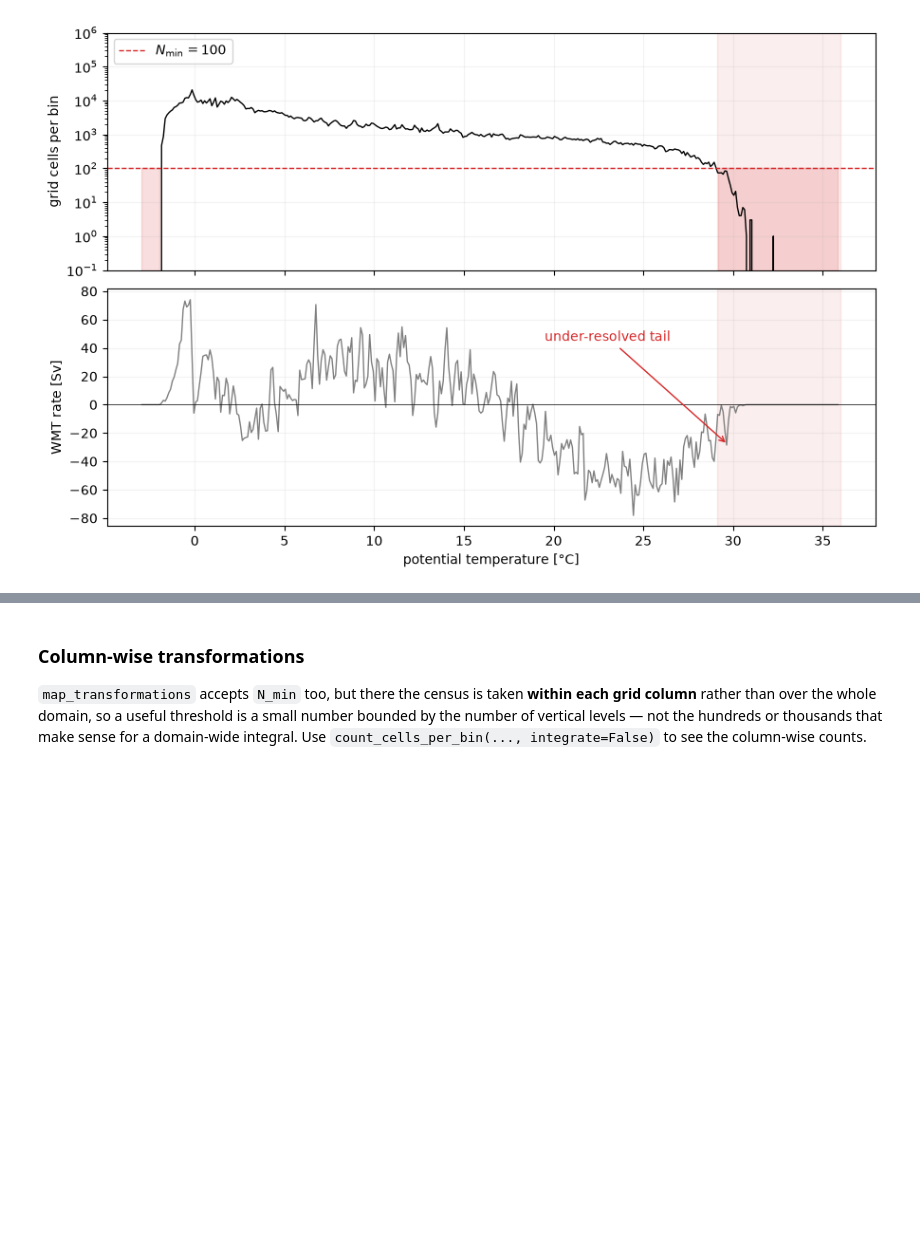
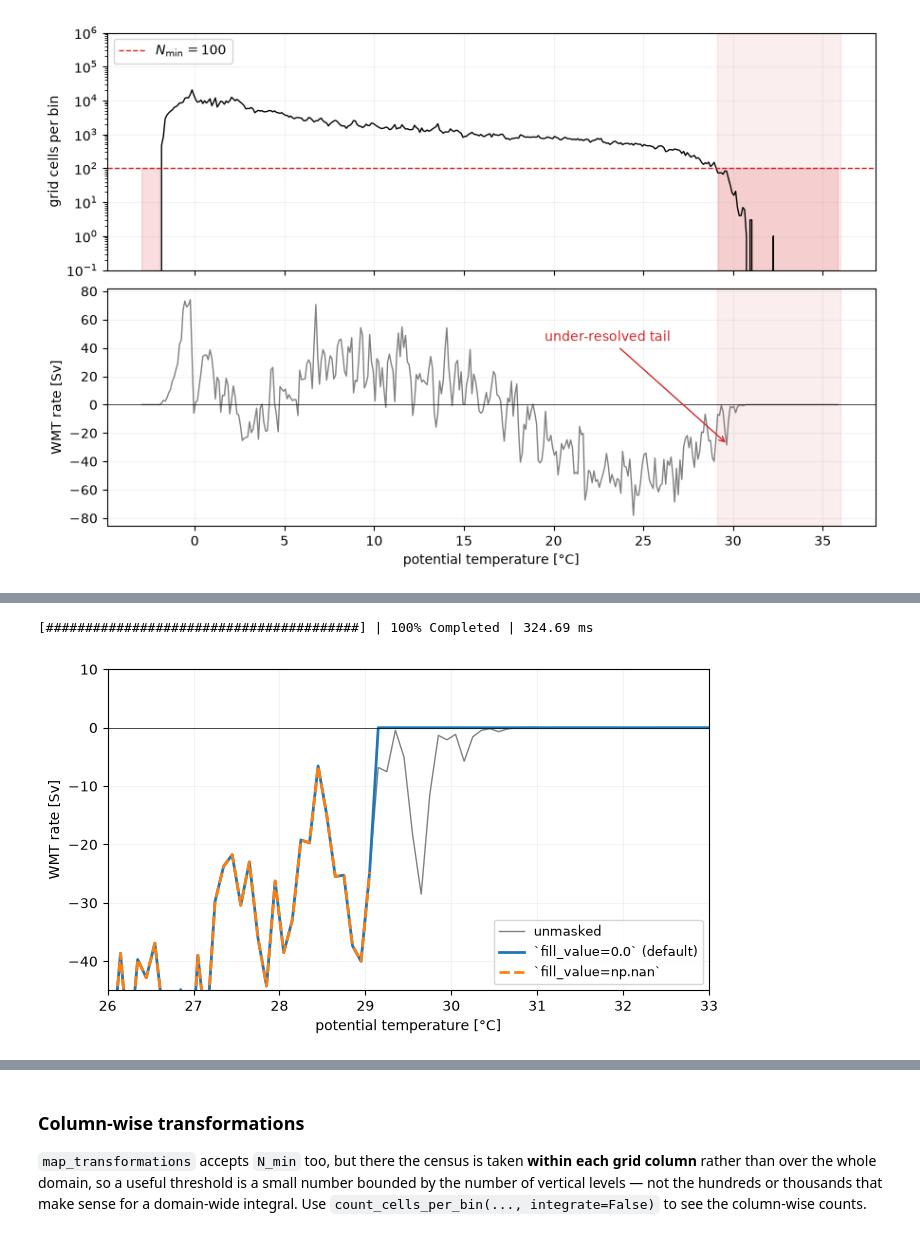
Before and after one commit to NOAA-GFDL/xwmt, a Jupyter notebook: examples/masking_undersampled_bins.ipynb, the cells around one changed output, grey strips where cells are left out. Drawn from its saved outputs; the diff is of its cells as text; code cells hidden in the pictures; blank space fills up the shorter version.

```diff
--- a/examples/masking_undersampled_bins.ipynb
+++ b/examples/masking_undersampled_bins.ipynb
@@ -192,3 +212,47 @@ plt.tight_layout()
+# %%
+with warnings.catch_warnings():
+    warnings.simplefilter(action="ignore", category=FutureWarning)
+    G_gapped = wmt.integrate_transformations(
+        "heat", bins=bins, group_processes=True, N_min=N_min, fill_value=np.nan
+    )
+
+with ProgressBar():
+    G_gapped = G_gapped.mean("time").load()
+
+plt.figure(figsize=(7, 4))
+plt.plot(
+    theta,
+    G["material_transformation"] * Sv_per_kgpers,
+    color="grey",
+    lw=1,
+    label="unmasked",
+)
+plt.plot(
+    theta,
+    G_masked["material_transformation"] * Sv_per_kgpers,
+    color="C0",
+    lw=2,
+    label="`fill_value=0.0` (default)",
+)
+plt.plot(
+    theta,
+    G_gapped["material_transformation"] * Sv_per_kgpers,
+    color="C1",
+    lw=2,
+    ls="--",
+    label="`fill_value=np.nan`",
+)
+plt.axhline(0.0, color="k", lw=0.5)
+plt.xlim(26.0, 33.0)
+plt.ylim(-45.0, 10.0)
+plt.legend(loc="lower right", fontsize=9)
+plt.ylabel("WMT rate [Sv]")
+plt.xlabel(r"potential temperature [$\degree$C]")
+plt.grid(True, alpha=0.15)
+plt.tight_layout()
+# %% [output]
+[########################################] | 100% Completed | 324.69 ms
+[figure, added]
 # %% [markdown]
 ## Choosing `N_min`
 
```
Also changed, not shown: parts of 9 cells of this notebook, 4 other files.
